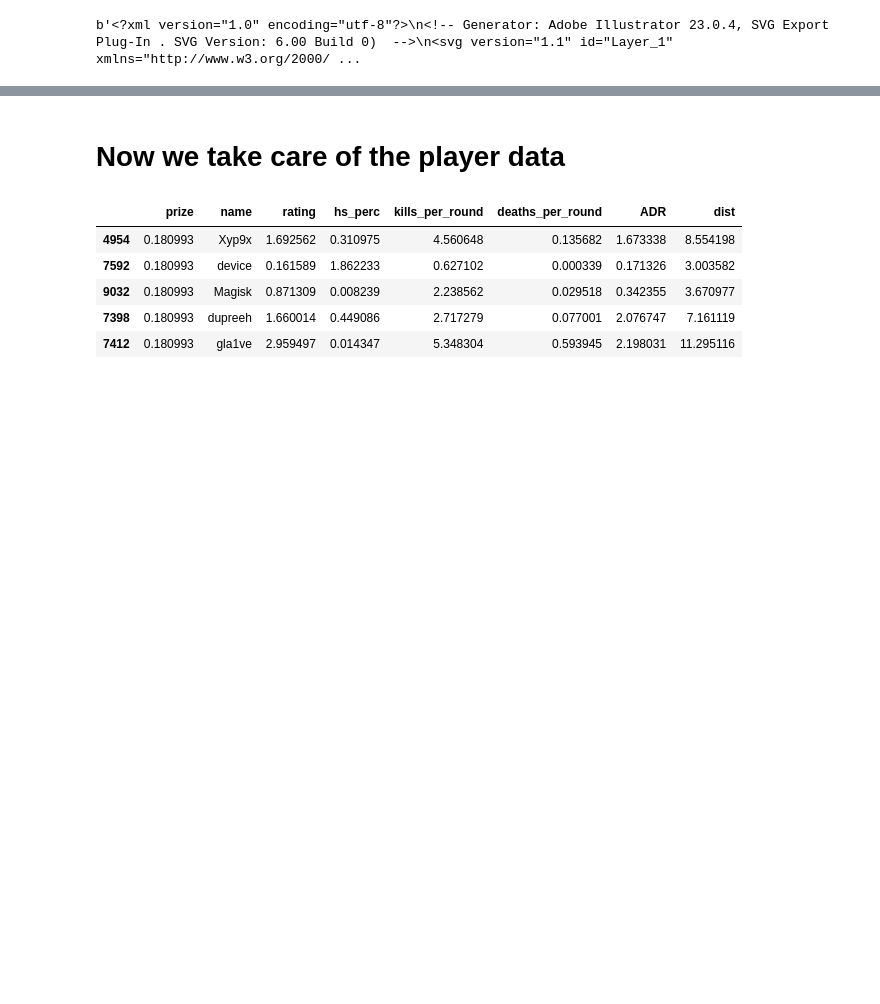
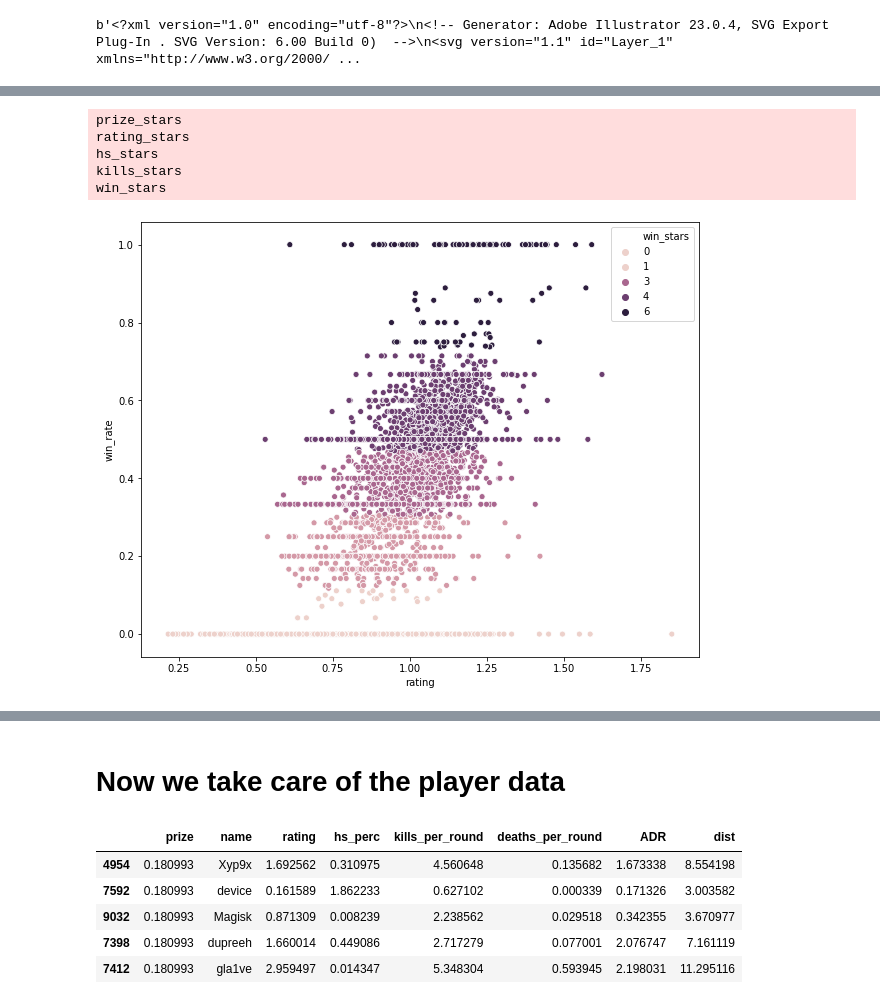
Before and after one commit to emmanuel-garza/insight-csgo, a Jupyter notebook: web_app_data.ipynb, the cells around one changed output, grey strips where cells are left out. Cells and saved outputs as stored; diff of their text form; code cells hidden in the pictures; blank space fills up the shorter version.

```diff
--- a/web_app_data.ipynb
+++ b/web_app_data.ipynb
@@ -243,0 +199,51 @@ df.head(n=50)
+# %%
+from sklearn.cluster import KMeans
+
+df_with_stars = df.copy()
+
+n_clusters = 5
+
+# Add the star ratings for several metics
+metrics_vec = ['prize_rating', 'rating', 'hs_kills', 'kills_per_round', 'win_rate']
+stars_vec   = ['prize_stars', 'rating_stars', 'hs_stars', 'kills_stars', 'win_stars']
+
+for ind_met in range( 0, len(metrics_vec) ):
+
+    X = pd.DataFrame.as_matrix(df_with_stars,columns=[metrics_vec[ind_met]])
+    #X = pd.DataFrame.as_matrix(df_tmp,columns=['prize_rating'])
+    #X = df_tmp.values(columns=['rating','prize_money'])
+    #X = df_tmp.values(columns=['prize_rating'])
+    #
+    kmeans = KMeans(n_clusters=n_clusters, random_state=0).fit(X)
+    #df_tmp.sort_values('rating',ascending=False)[:30]
+
+    #Z = df_tmp.index.values
+
+    #df_tmp['label'] = kmeans.labels_
+
+    n = n_clusters
+    order = np.argsort( kmeans.cluster_centers_[:,0] )[::-1][:n]
+
+    prize_stars = kmeans.labels_
+    for ind in range(0,n_clusters):
+        prize_stars[kmeans.labels_==order[ind]] = -5+ind
+
+    print(stars_vec[ind_met])
+    df_with_stars[stars_vec[ind_met]] = prize_stars*-1
+
+
+
+plt.figure(figsize=(10,8));
+sns.scatterplot(data=df_with_stars,x='rating',y='win_rate',hue='win_stars');
+#plt.figure(figsize=(10,8));
+#sns.scatterplot(data=df,x='rating',y='prize_money',hue=kmeans.labels_,size=kmeans.labels_);
+
+filename = 'webapp_dict_player.sav'
+pickle.dump( df_with_stars, open(filename,'wb') )
+# %% [output]
+prize_stars
+rating_stars
+hs_stars
+kills_stars
+win_stars
+[figure, added]
```
Also changed, not shown: parts of 9 cells of this notebook, 1 other file.
